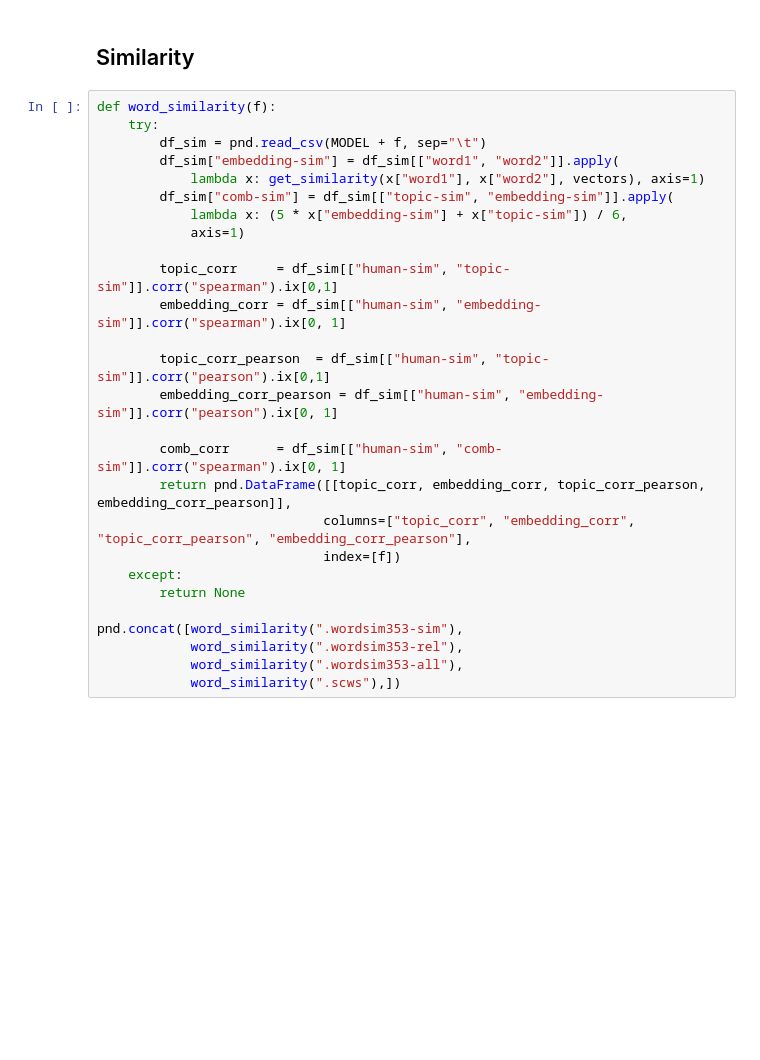
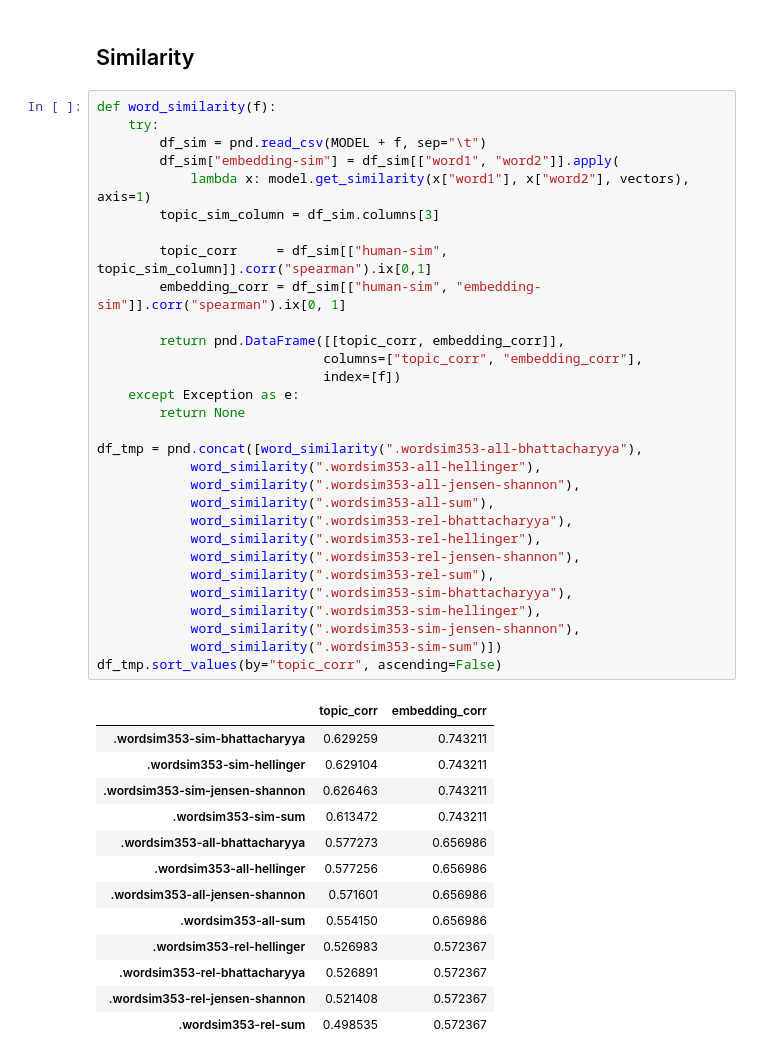
Before and after one commit to knub/master-thesis, a Jupyter notebook: notebooks/Topics.ipynb, the cells around one changed output. Cells and saved outputs as stored; diff of their text form; blank space fills up the shorter version.

Commit message:
Notebook: Evaluate similarity functions

```diff
--- a/notebooks/Topics.ipynb
+++ b/notebooks/Topics.ipynb
@@ -388,27 +410,44 @@ for df_concept in [df_we_concept, df_tm_concept]:
 # %%
 def word_similarity(f):
     try:
         df_sim = pnd.read_csv(MODEL + f, sep="\t")
         df_sim["embedding-sim"] = df_sim[["word1", "word2"]].apply(
-            lambda x: get_similarity(x["word1"], x["word2"], vectors), axis=1)
-        df_sim["comb-sim"] = df_sim[["topic-sim", "embedding-sim"]].apply(
-            lambda x: (5 * x["embedding-sim"] + x["topic-sim"]) / 6,
-            axis=1)
+            lambda x: model.get_similarity(x["word1"], x["word2"], vectors), axis=1)
+        topic_sim_column = df_sim.columns[3]
 
-        topic_corr     = df_sim[["human-sim", "topic-sim"]].corr("spearman").ix[0,1]
+        topic_corr     = df_sim[["human-sim", topic_sim_column]].corr("spearman").ix[0,1]
         embedding_corr = df_sim[["human-sim", "embedding-sim"]].corr("spearman").ix[0, 1]
 
-        topic_corr_pearson  = df_sim[["human-sim", "topic-sim"]].corr("pearson").ix[0,1]
-        embedding_corr_pearson = df_sim[["human-sim", "embedding-sim"]].corr("pearson").ix[0, 1]
-
-        comb_corr      = df_sim[["human-sim", "comb-sim"]].corr("spearman").ix[0, 1]
-        return pnd.DataFrame([[topic_corr, embedding_corr, topic_corr_pearson, embedding_corr_pearson]],
-                             columns=["topic_corr", "embedding_corr", "topic_corr_pearson", "embedding_corr_pearson"],
+        return pnd.DataFrame([[topic_corr, embedding_corr]],
+                             columns=["topic_corr", "embedding_corr"],
                              index=[f])
-    except:
+    except Exception as e:
         return None
 
-pnd.concat([word_similarity(".wordsim353-sim"),
-            word_similarity(".wordsim353-rel"),
-            word_similarity(".wordsim353-all"),
-            word_similarity(".scws"),])
+df_tmp = pnd.concat([word_similarity(".wordsim353-all-bhattacharyya"),
+            word_similarity(".wordsim353-all-hellinger"),
+            word_similarity(".wordsim353-all-jensen-shannon"),
+            word_similarity(".wordsim353-all-sum"),
+            word_similarity(".wordsim353-rel-bhattacharyya"),
+            word_similarity(".wordsim353-rel-hellinger"),
+            word_similarity(".wordsim353-rel-jensen-shannon"),
+            word_similarity(".wordsim353-rel-sum"),
+            word_similarity(".wordsim353-sim-bhattacharyya"),
+            word_similarity(".wordsim353-sim-hellinger"),
+            word_similarity(".wordsim353-sim-jensen-shannon"),
+            word_similarity(".wordsim353-sim-sum")])
+df_tmp.sort_values(by="topic_corr", ascending=False)
+# %% [output]
+|  | topic_corr | embedding_corr |
+| .wordsim353-sim-bhattacharyya | 0.629259 | 0.743211 |
+| .wordsim353-sim-hellinger | 0.629104 | 0.743211 |
+| .wordsim353-sim-jensen-shannon | 0.626463 | 0.743211 |
+| .wordsim353-sim-sum | 0.613472 | 0.743211 |
+| .wordsim353-all-bhattacharyya | 0.577273 | 0.656986 |
+| .wordsim353-all-hellinger | 0.577256 | 0.656986 |
+| .wordsim353-all-jensen-shannon | 0.571601 | 0.656986 |
+| .wordsim353-all-sum | 0.554150 | 0.656986 |
+| .wordsim353-rel-hellinger | 0.526983 | 0.572367 |
+| .wordsim353-rel-bhattacharyya | 0.526891 | 0.572367 |
+| .wordsim353-rel-jensen-shannon | 0.521408 | 0.572367 |
+| .wordsim353-rel-sum | 0.498535 | 0.572367 |
```
Also changed, not shown: parts of 4 cells of this notebook.
